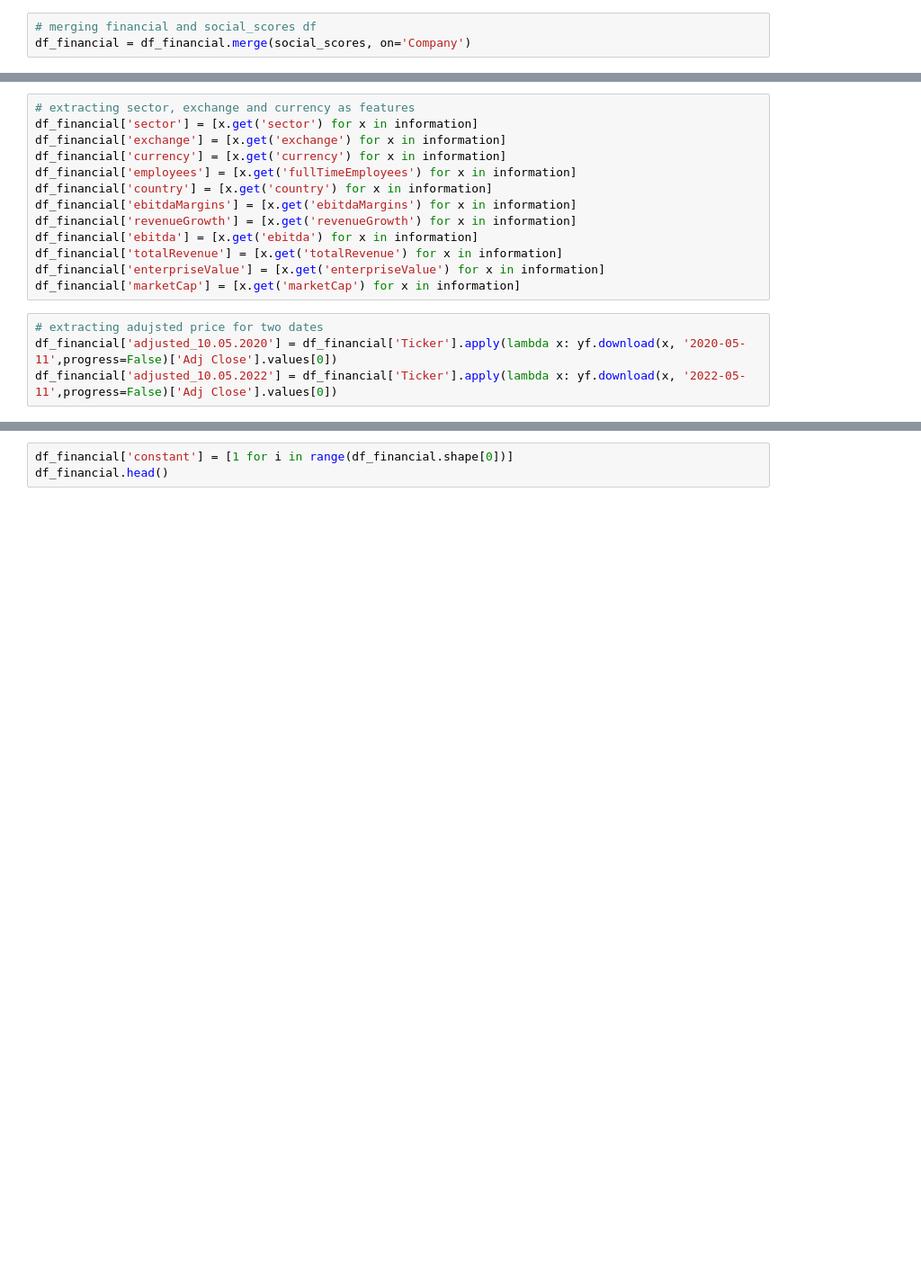
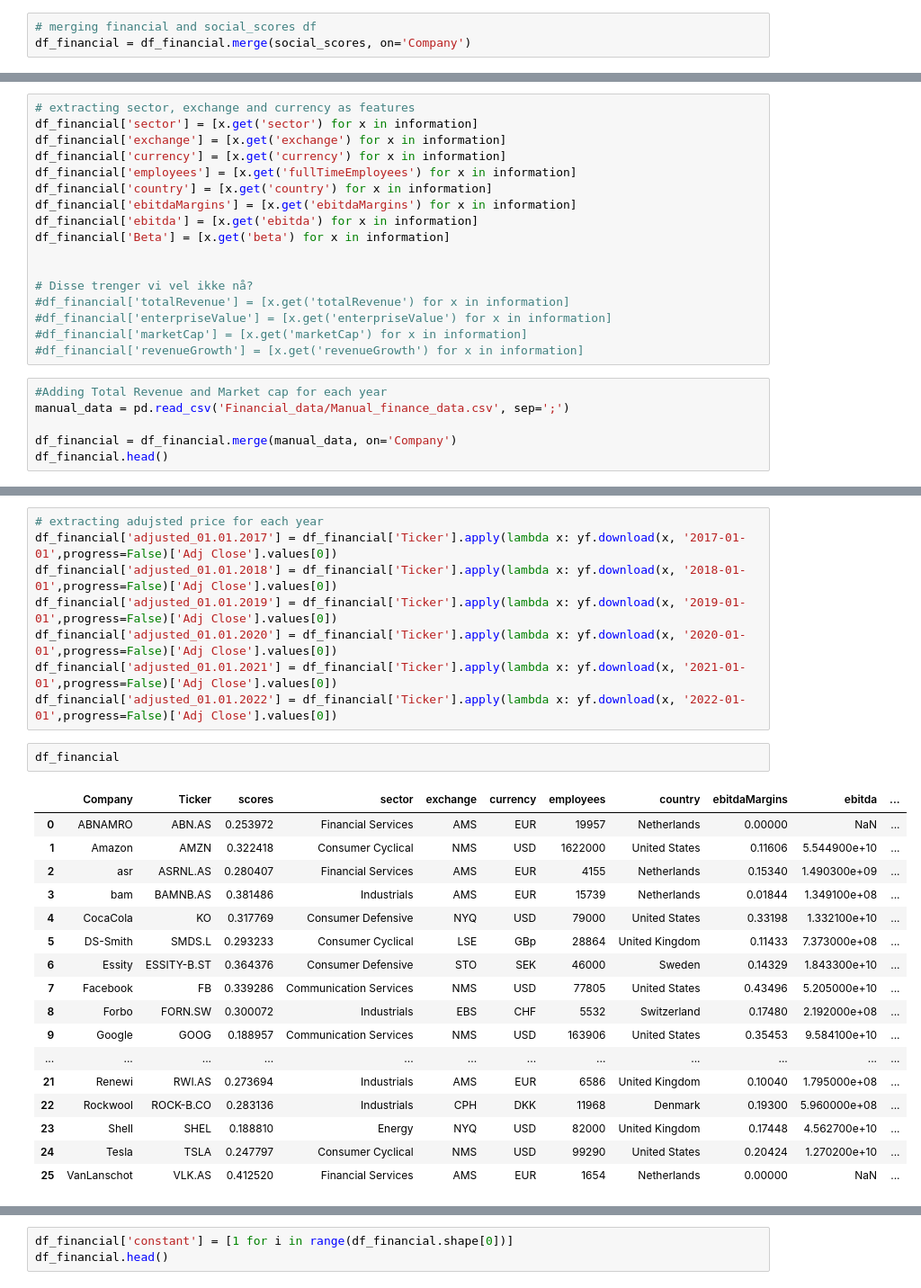
Before and after one commit to benjaminrike1/social_score, a Jupyter notebook: financial_model.ipynb, the cells around one changed output, grey strips where cells are left out. Shown at 90% size. Saved outputs shown, nothing was run; the diff lists cells and outputs as text; blank space fills up the shorter version.

```diff
--- a/financial_model.ipynb
+++ b/financial_model.ipynb
@@ -70,12 +95,18 @@ df_financial['currency'] = [x.get('currency') for x in information]
 df_financial['employees'] = [x.get('fullTimeEmployees') for x in information]
 df_financial['country'] = [x.get('country') for x in information]
 df_financial['ebitdaMargins'] = [x.get('ebitdaMargins') for x in information]
-df_financial['revenueGrowth'] = [x.get('revenueGrowth') for x in information]
 df_financial['ebitda'] = [x.get('ebitda') for x in information]
-df_financial['totalRevenue'] = [x.get('totalRevenue') for x in information]
-df_financial['enterpriseValue'] = [x.get('enterpriseValue') for x in information]
-df_financial['marketCap'] = [x.get('marketCap') for x in information]
+df_financial['Beta'] = [x.get('beta') for x in information]
+
+
+# Disse trenger vi vel ikke nå?
+#df_financial['totalRevenue'] = [x.get('totalRevenue') for x in information]
+#df_financial['enterpriseValue'] = [x.get('enterpriseValue') for x in information]
+#df_financial['marketCap'] = [x.get('marketCap') for x in information]
+#df_financial['revenueGrowth'] = [x.get('revenueGrowth') for x in information]
-# %%
-# extracting adujsted price for two dates
-df_financial['adjusted_10.05.2020'] = df_financial['Ticker'].apply(lambda x: yf.download(x, '2020-05-11',progress=False)['Adj Close'].values[0])
-df_financial['adjusted_10.05.2022'] = df_financial['Ticker'].apply(lambda x: yf.download(x, '2022-05-11',progress=False)['Adj Close'].values[0])
+# %%
+#Adding Total Revenue and Market cap for each year
+manual_data = pd.read_csv('Financial_data/Manual_finance_data.csv', sep=';')
+
+df_financial = df_financial.merge(manual_data, on='Company')
+df_financial.head()
@@ -81,0 +175,28 @@ df_financial['adjusted_10.05.2022'] = df_financial['Ticker'].apply(lambda x: yf.
+# %%
+# extracting adujsted price for each year
+df_financial['adjusted_01.01.2017'] = df_financial['Ticker'].apply(lambda x: yf.download(x, '2017-01-01',progress=False)['Adj Close'].values[0])
+df_financial['adjusted_01.01.2018'] = df_financial['Ticker'].apply(lambda x: yf.download(x, '2018-01-01',progress=False)['Adj Close'].values[0])
+df_financial['adjusted_01.01.2019'] = df_financial['Ticker'].apply(lambda x: yf.download(x, '2019-01-01',progress=False)['Adj Close'].values[0])
+df_financial['adjusted_01.01.2020'] = df_financial['Ticker'].apply(lambda x: yf.download(x, '2020-01-01',progress=False)['Adj Close'].values[0])
+df_financial['adjusted_01.01.2021'] = df_financial['Ticker'].apply(lambda x: yf.download(x, '2021-01-01',progress=False)['Adj Close'].values[0])
+df_financial['adjusted_01.01.2022'] = df_financial['Ticker'].apply(lambda x: yf.download(x, '2022-01-01',progress=False)['Adj Close'].values[0])
+# %%
+df_financial
+# %% [output]
+|  | Company | Ticker | scores | sector | exchange | currency | employees | country | ebitdaMargins | ebitda | ... |
+| 0 | ABNAMRO | ABN.AS | 0.253972 | Financial Services | AMS | EUR | 19957 | Netherlands | 0.00000 | NaN | ... |
+| 1 | Amazon | AMZN | 0.322418 | Consumer Cyclical | NMS | USD | 1622000 | United States | 0.11606 | 5.544900e+10 | ... |
+| 2 | asr | ASRNL.AS | 0.280407 | Financial Services | AMS | EUR | 4155 | Netherlands | 0.15340 | 1.490300e+09 | ... |
+| 3 | bam | BAMNB.AS | 0.381486 | Industrials | AMS | EUR | 15739 | Netherlands | 0.01844 | 1.349100e+08 | ... |
+| 4 | CocaCola | KO | 0.317769 | Consumer Defensive | NYQ | USD | 79000 | United States | 0.33198 | 1.332100e+10 | ... |
+| 5 | DS-Smith | SMDS.L | 0.293233 | Consumer Cyclical | LSE | GBp | 28864 | United Kingdom | 0.11433 | 7.373000e+08 | ... |
+| 6 | Essity | ESSITY-B.ST | 0.364376 | Consumer Defensive | STO | SEK | 46000 | Sweden | 0.14329 | 1.843300e+10 | ... |
+| 7 | Facebook | FB | 0.339286 | Communication Services | NMS | USD | 77805 | United States | 0.43496 | 5.205000e+10 | ... |
+| 8 | Forbo | FORN.SW | 0.300072 | Industrials | EBS | CHF | 5532 | Switzerland | 0.17480 | 2.192000e+08 | ... |
+| 9 | Google | GOOG | 0.188957 | Communication Services | NMS | USD | 163906 | United States | 0.35453 | 9.584100e+10 | ... |
+| ... | ... | ... | ... | ... | ... | ... | ... | ... | ... | ... | ... |
+| 21 | Renewi | RWI.AS | 0.273694 | Industrials | AMS | EUR | 6586 | United Kingdom | 0.10040 | 1.795000e+08 | ... |
+| 22 | Rockwool | ROCK-B.CO | 0.283136 | Industrials | CPH | DKK | 11968 | Denmark | 0.19300 | 5.960000e+08 | ... |
+| 23 | Shell | SHEL | 0.188810 | Energy | NYQ | USD | 82000 | United Kingdom | 0.17448 | 4.562700e+10 | ... |
+| 24 | Tesla | TSLA | 0.247797 | Consumer Cyclical | NMS | USD | 99290 | United States | 0.20424 | 1.270200e+10 | ... |
+| 25 | VanLanschot | VLK.AS | 0.412520 | Financial Services | AMS | EUR | 1654 | Netherlands | 0.00000 | NaN | ... |
```
Also changed, not shown: parts of 11 cells of this notebook, 8 other files.
